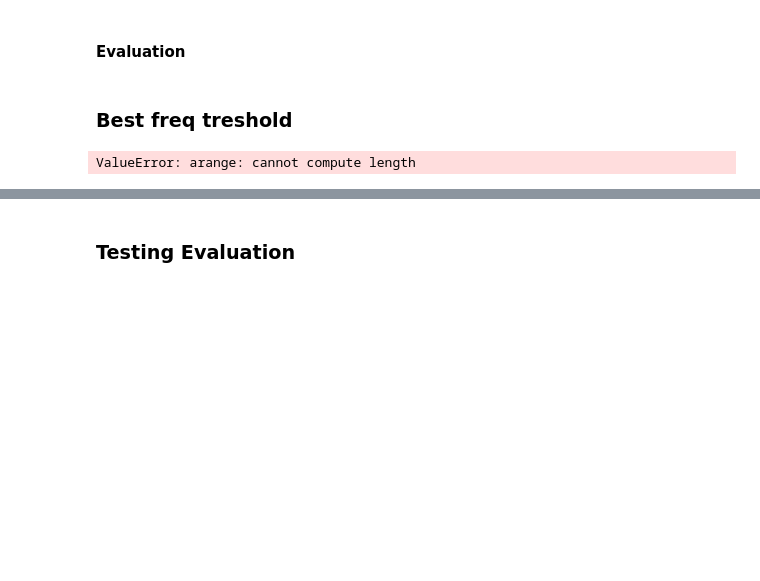
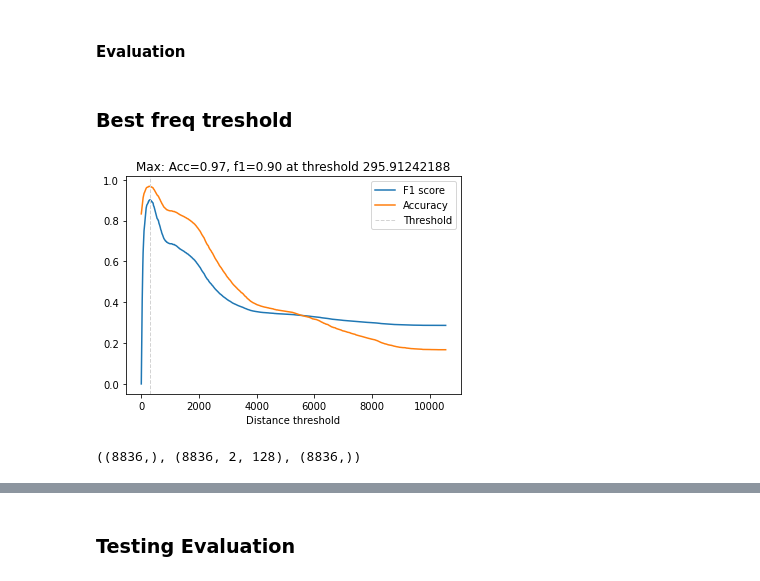
Before and after one commit to iamr0b0tx/topic_modeler, a Jupyter notebook: Triplet Siamese Network.ipynb, the cells around one changed output, grey strips where cells are left out. Cells and saved outputs as stored; diff of their text form; code cells hidden in the pictures; blank space fills up the shorter version.

Commit message:
working model, best is max and sum is okay

```diff
--- a/Triplet Siamese Network.ipynb
+++ b/Triplet Siamese Network.ipynb
@@ -410,14 +445,24 @@ checkpointer = ModelCheckpoint(
     save_best_only=True
 )
 
+early_stopper = tf.keras.callbacks.EarlyStopping(monitor='val_loss', patience=5)
+
+# initialize training params
+epochs = 16
+batch_size = 32
+
+# optimizer = Adam()
+optimizer = RMSprop()
+model.compile(loss=None, optimizer=optimizer)
+
 start = time()
 model.fit(
-    [X[0], X[1], X[2]],
+    [x_train_pair[0], x_train_pair[1], x_train_pair[2]],
     None,
     batch_size=batch_size,
     epochs=epochs,
     validation_split=0.25,
-#     callbacks=[checkpointer],
+    callbacks=[early_stopper, checkpointer],
     verbose=1
 )
 
@@ -444,3 +489,6 @@ Training completed in time:  0.6204944372177124 min
+# %%
+# load weights
+model.load_weights("saved_models/weights.best.basic_cnn.hdf5")
 # %% [markdown]
 #### Evaluation
 # %% [markdown]
@@ -448,54 +496,53 @@ Training completed in time:  0.6204944372177124 min
 # %%
 from sklearn.metrics import f1_score, accuracy_score
 
-use_test = False
+def get_eval_params(data_input, data_labels):
+    pairs = []
+    distances = [] # squared L2 distance between pairs
+    identical = [] # 1 if same identity, 0 otherwise
 
-distances = [] # squared L2 distance between pairs
-identical = [] # 1 if same identity, 0 otherwise
+    num = len(data_input)
+    embedded = model.layers[3].predict(data_input)
 
-if use_test:
-    num = len(x_test)
-    embedded = model.layers[3].predict(x_test)
+    for i in range(num):
+        for j in range(num):
+            pairs.append([embedded[i], embedded[j]])
+            distances.append(distance(embedded[i], embedded[j]))
+            identical.append(1 if data_labels[i] == data_labels[j] else 0)
 
-else:
-    num = len(x_train)
-    embedded = model.layers[3].predict(x_train)
+    pairs = np.array(pairs)
+    distances = np.array(distances)
+    identical = np.array(identical)
 
-for i in range(num):
-    for j in range(num):
-        distances.append(distance(embedded[i], embedded[j]))
-        if use_test:
-            identical.append(1 if y_test[i] == y_test[j] else 0)
-        else:
-            identical.append(1 if y_train[i] == y_train[j] else 0)
+    return pairs, distances, identical, embedded
 
-distances = np.array(distances)
-identical = np.array(identical)
+train_pairs, train_distances, train_identical, train_embedded = get_eval_params(x_train, y_train)
+test_pairs, test_distances, test_identical, test_embedded = get_eval_params(x_test, y_test)
 
-min_threshold = min(distances)
-max_threshold = max(distances)
+min_threshold = min(train_distances)
+max_threshold = max(train_distances)
 threshold_step = (max_threshold - min_threshold)/1000
 thresholds = np.arange(min_threshold, max_threshold, threshold_step)
 
-f1_scores = [f1_score(identical, distances < t) for t in thresholds]
-acc_scores = [accuracy_score(identical, distances < t) for t in thresholds]
+f1_scores = [f1_score(train_identical, train_distances < t) for t in thresholds]
+acc_scores = [accuracy_score(train_identical, train_distances < t) for t in thresholds]
 
 # max f1
 opt_idx = np.argmax(f1_scores)
 opt_f1 = np.max(f1_scores)
 
 # Threshold at maximal F1 score
 opt_tau = thresholds[opt_idx]
 
 # Accuracy at maximal F1 score
-opt_acc = accuracy_score(identical, distances < opt_tau)
+opt_acc = accuracy_score(train_identical, train_distances < opt_tau)
 
 # Plot F1 score and accuracy as function of distance threshold
 plt.plot(thresholds, f1_scores, label='F1 score');
 plt.plot(thresholds, acc_scores, label='Accuracy');
 plt.axvline(x=opt_tau, linestyle='--', lw=1, c='lightgrey', label='Threshold')
 plt.title(f'Max: Acc={opt_acc:.2f}, f1={opt_f1:.2f} at threshold {opt_tau:.8f}');
 plt.xlabel('Distance threshold')
 plt.legend();
 # %% [output]
-ValueError: arange: cannot compute length
+[figure, added]
@@ -518,0 +549,4 @@ plt.legend();
+# %%
+train_distances.shape, train_pairs.shape, train_identical.shape
+# %% [output]
+((8836,), (8836, 2, 128), (8836,))
```
Also changed, not shown: parts of 44 cells of this notebook, 8 other files.
